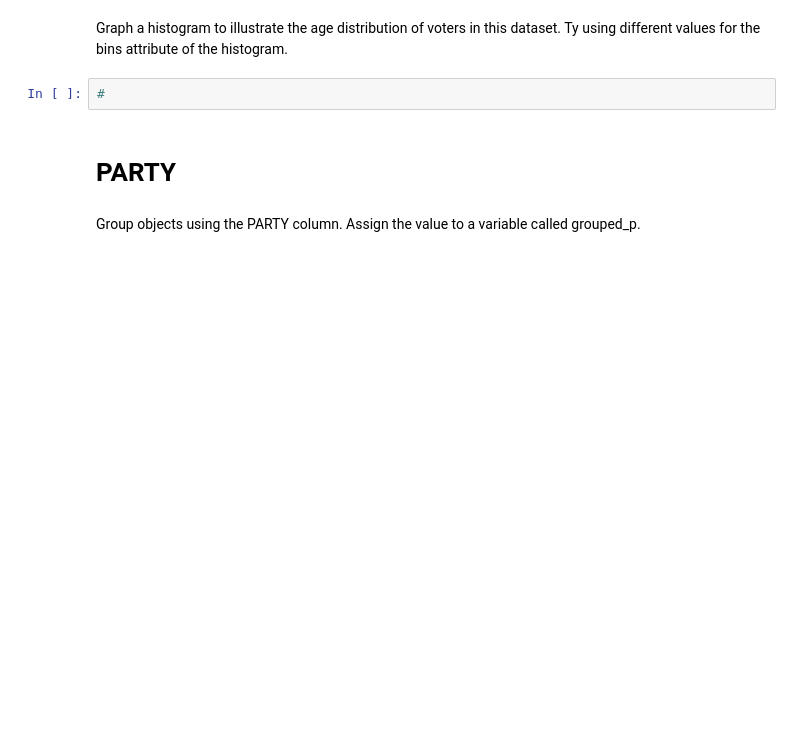
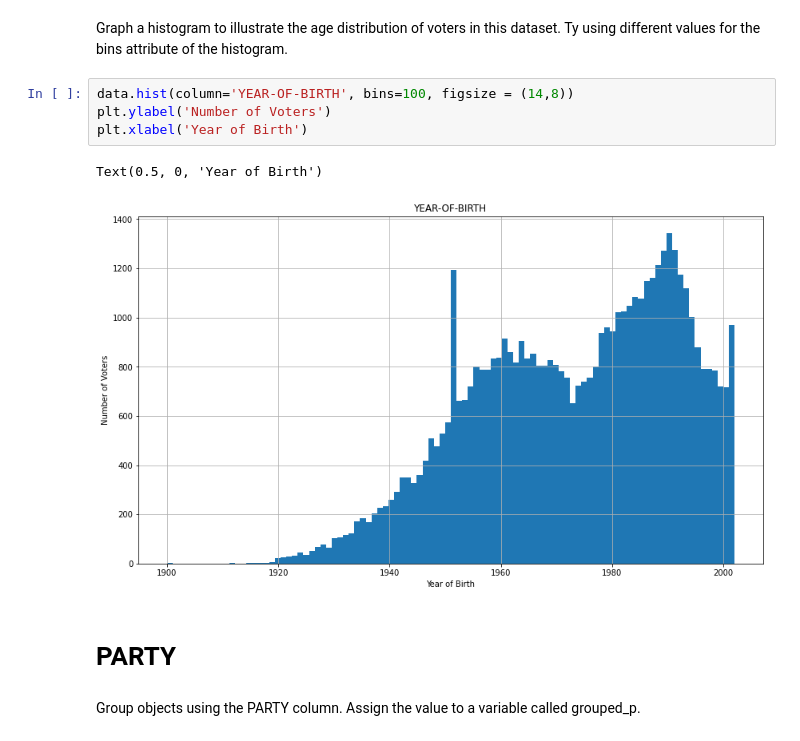
Before and after one commit to AllenChung6/DataEngineering.Labs.RegisteredVotersFileWilmingtonDE, a Jupyter notebook: wilmington_de_registered_voters.ipynb, the cells around one changed output. Drawn from its saved outputs; the diff is of its cells as text; blank space fills up the shorter version.

Commit message:
Finisehd Year of Birth and Party.

```diff
--- a/wilmington_de_registered_voters.ipynb
+++ b/wilmington_de_registered_voters.ipynb
@@ -111,7 +118,12 @@ Select the object for the row indicating that the voter was born in 1900.
 # %% [markdown]
 Graph a histogram to  illustrate the age distribution of voters in this dataset. Ty using different values for the bins attribute of the histogram.
-# %%
-#
+# %%
+data.hist(column='YEAR-OF-BIRTH', bins=100, figsize = (14,8))
+plt.ylabel('Number of Voters')
+plt.xlabel('Year of Birth')
+# %% [output]
+Text(0.5, 0, 'Year of Birth')
+[figure, added]
 # %% [markdown]
 # PARTY
 # %% [markdown]
```
Also changed, not shown: parts of 13 cells of this notebook.
